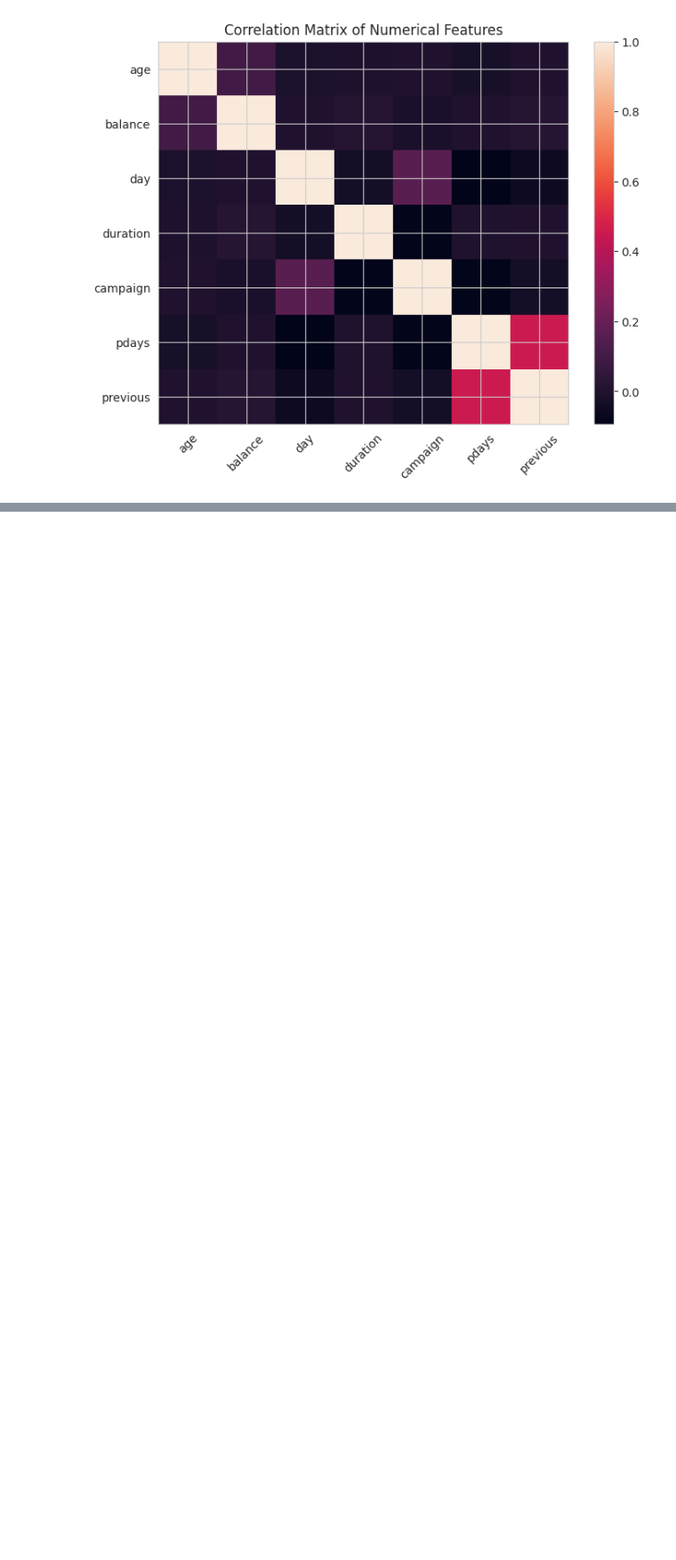
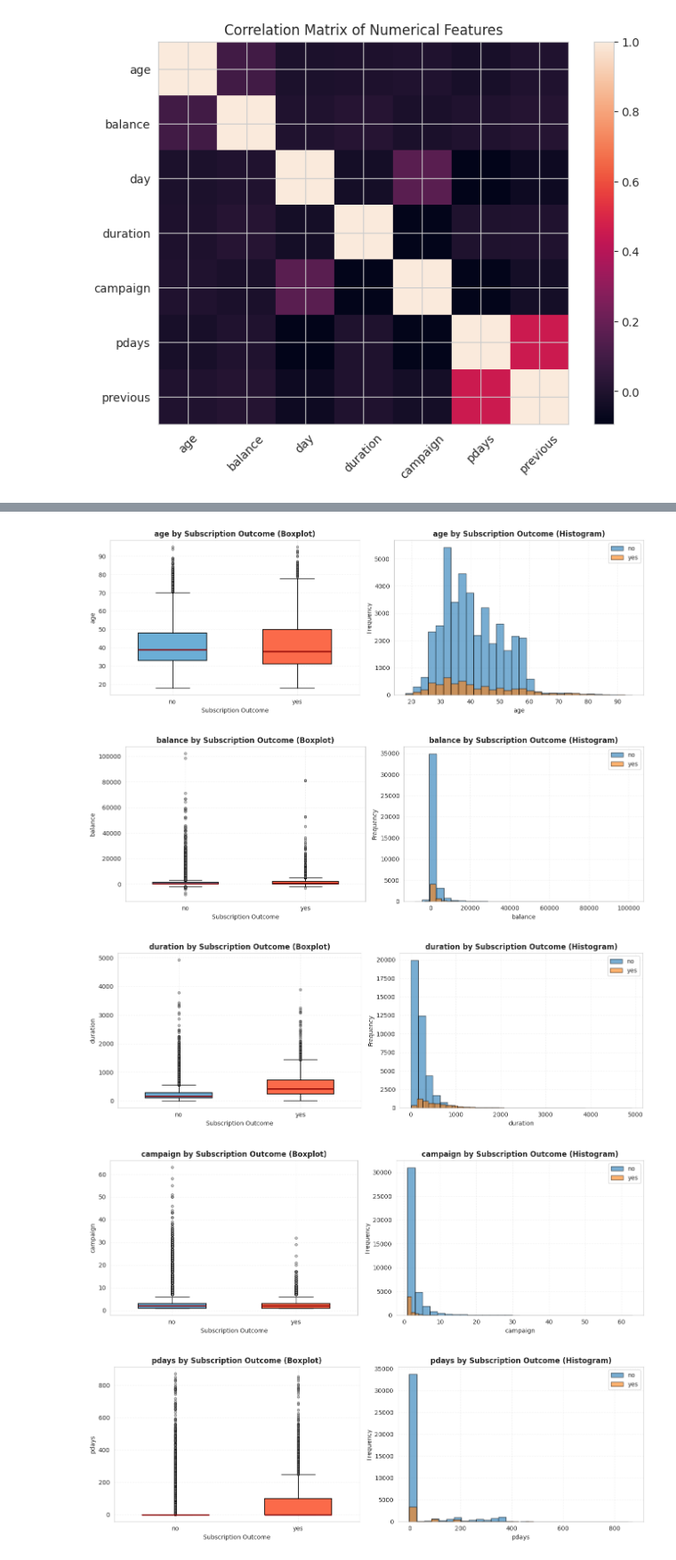
Before and after one commit to nidhisingn/14350889_Artificial-Neural-Networks_6009-CMD_NS, a Jupyter notebook: NS_14350889_ANN_PART_A.ipynb, the cells around one changed output, grey strips where cells are left out. Shown at 89% size. Cells and saved outputs as stored; diff of their text form; code cells hidden in the pictures; blank space fills up the shorter version.

```diff
--- a/NS_14350889_ANN_PART_A.ipynb
+++ b/NS_14350889_ANN_PART_A.ipynb
@@ -748,0 +753,51 @@ Correlation matrix:
+# %%
+# Compare selected numerical features against target
+
+key_numeric = ['age', 'balance', 'duration', 'campaign', 'pdays', 'previous']
+
+colors = ["#6baed6", "#fb6a4a"]  # no, yes
+
+for col in key_numeric:
+    no_vals = df[df["y"] == "no"][col].dropna()
+    yes_vals = df[df["y"] == "yes"][col].dropna()
+
+    fig, axes = plt.subplots(1, 2, figsize=(13, 4.5))
+
+    # Left: boxplot
+    bp = axes[0].boxplot(
+        [no_vals, yes_vals],
+        tick_labels=["no", "yes"],
+        patch_artist=True,
+        widths=0.55,
+        boxprops=dict(edgecolor="black", linewidth=1.2),
+        medianprops=dict(color="darkred", linewidth=2),
+        whiskerprops=dict(color="black", linewidth=1),
+        capprops=dict(color="black", linewidth=1),
+        flierprops=dict(marker='o', markerfacecolor='gray', markersize=4, alpha=0.4)
+    )
+
+    for patch, color in zip(bp["boxes"], colors):
+        patch.set_facecolor(color)
+
+    axes[0].set_title(f"{col} by Subscription Outcome (Boxplot)", fontweight="bold")
+    axes[0].set_xlabel("Subscription Outcome")
+    axes[0].set_ylabel(col)
+    axes[0].grid(True, alpha=0.25, linestyle="--")
+
+    # Right: overlaid histogram
+    axes[1].hist(no_vals, bins=30, alpha=0.6, label="no", edgecolor="black")
+    axes[1].hist(yes_vals, bins=30, alpha=0.6, label="yes", edgecolor="black")
+    axes[1].set_title(f"{col} by Subscription Outcome (Histogram)", fontweight="bold")
+    axes[1].set_xlabel(col)
+    axes[1].set_ylabel("Frequency")
+    axes[1].legend()
+    axes[1].grid(True, alpha=0.25, linestyle="--")
+
+    plt.tight_layout()
+    plt.show()
+# %% [output]
+[figure, added]
+[figure, added]
+[figure, added]
+[figure, added]
+[figure, added]
```
Also changed, not shown: parts of 18 cells of this notebook.
